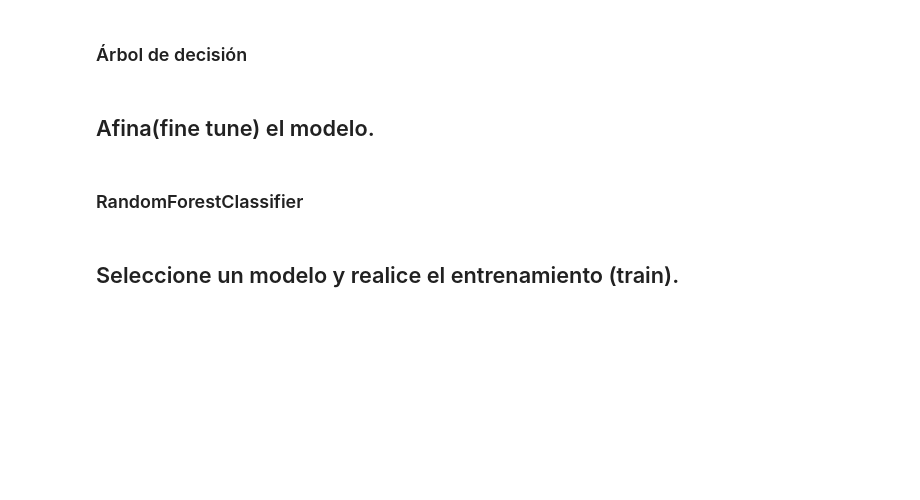
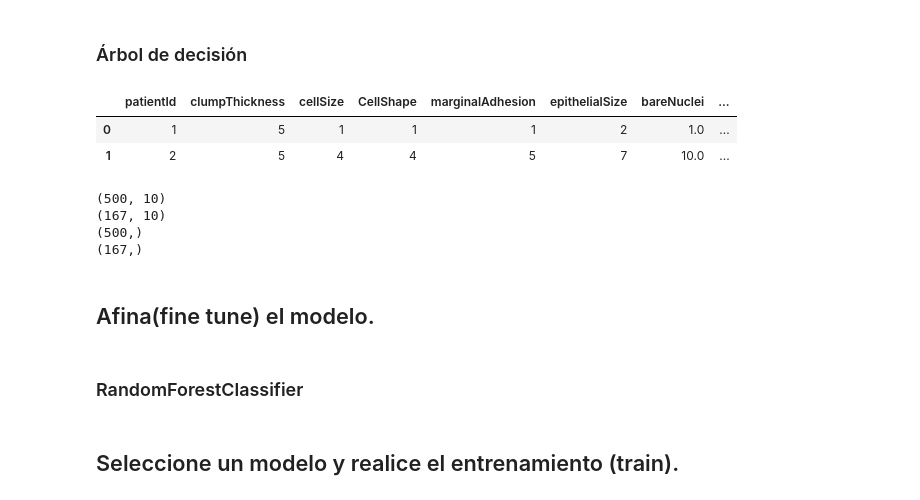
Before and after one commit to HectorManu/digital_image_processing, a Jupyter notebook: DL_08_ML_DecisionTree-RandomForest/DL_08_ML_DecisionTree-RandomForest_clase13feb.ipynb, the cells around one changed output. Cells and saved outputs as stored; diff of their text form; code cells hidden in the pictures; blank space fills up the shorter version.

```diff
--- a/DL_08_ML_DecisionTree-RandomForest/DL_08_ML_DecisionTree-RandomForest_clase13feb.ipynb
+++ b/DL_08_ML_DecisionTree-RandomForest/DL_08_ML_DecisionTree-RandomForest_clase13feb.ipynb
@@ -194,2 +227,10 @@ from sklearn.metrics import accuracy_score
+# %%
+# modelo DecisionTreeClassifier
+X = df.drop(columns='label')
+X.head(2)
+# %% [output]
+|  | patientId | clumpThickness | cellSize | CellShape | marginalAdhesion | epithelialSize | bareNuclei | ... |
+| 0 | 1 | 5 | 1 | 1 | 1 | 2 | 1.0 | ... |
+| 1 | 2 | 5 | 4 | 4 | 5 | 7 | 10.0 | ... |
 # %%
 # Ajuste del modelo
@@ -196,3 +241,15 @@ from sklearn.metrics import accuracy_score
+# %%
+# Imprime
+
+print(X_train.shape)
+print(X_test.shape)
+print(y_train.shape)
+print(y_test.shape)
+# %% [output]
+(500, 10)
+(167, 10)
+(500,)
+(167,)
 # %%
 # Predicción
 # %%
```
Also changed, not shown: parts of 35 cells of this notebook, 3 other files.
